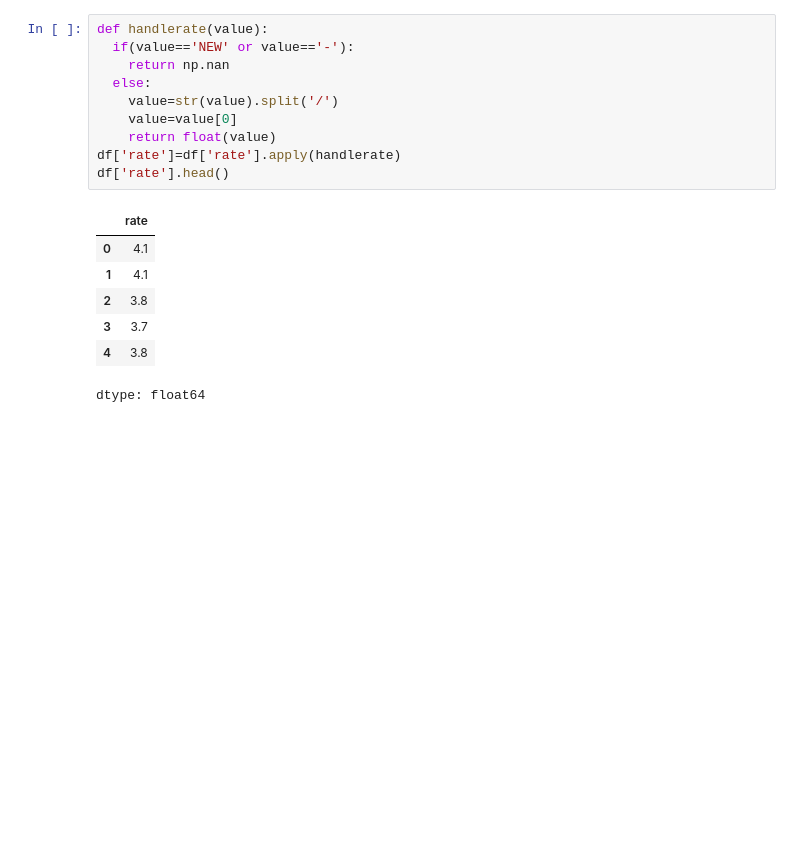
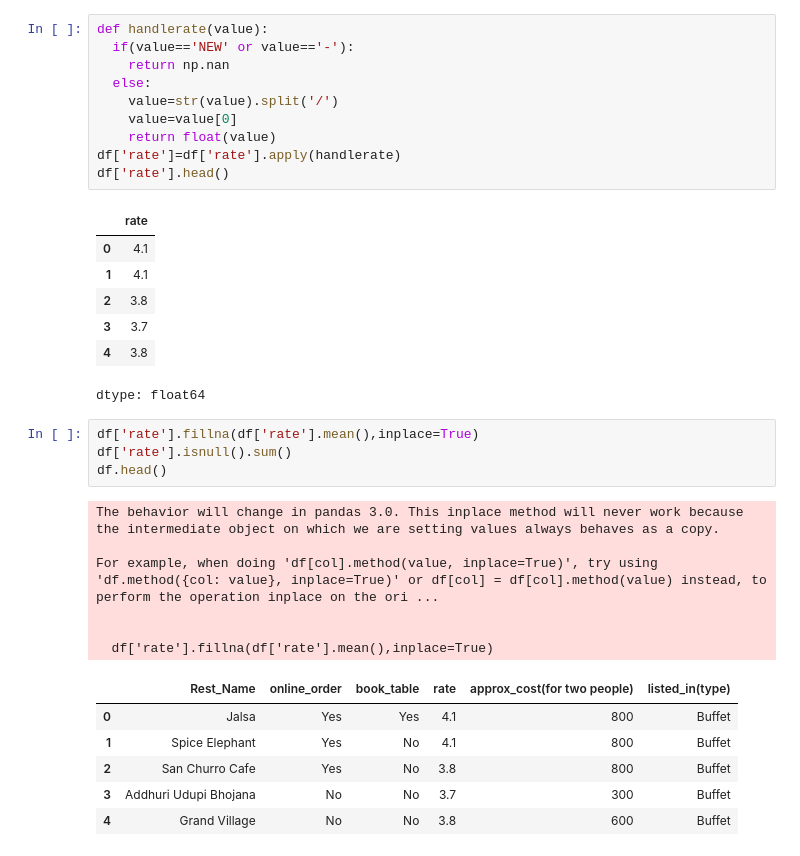
Before and after one commit to sharmagaurav43212-rgb/Panda2, a Jupyter notebook: Panda2.0.ipynb, the cells around one changed output. Cells and saved outputs as stored; diff of their text form; blank space fills up the shorter version.

```diff
--- a/Panda2.0.ipynb
+++ b/Panda2.0.ipynb
@@ -422,3 +422,20 @@ df['rate'].head()
 | 3 | 3.7 |
 | 4 | 3.8 |
 dtype: float64
+# %%
+df['rate'].fillna(df['rate'].mean(),inplace=True)
+df['rate'].isnull().sum()
+df.head()
+# %% [output]
+The behavior will change in pandas 3.0. This inplace method will never work because the intermediate object on which we are setting values always behaves as a copy.
+
+For example, when doing 'df[col].method(value, inplace=True)', try using 'df.method({col: value}, inplace=True)' or df[col] = df[col].method(value) instead, to perform the operation inplace on the ori ...
+
+
+  df['rate'].fillna(df['rate'].mean(),inplace=True)
+|  | Rest_Name | online_order | book_table | rate | approx_cost(for two people) | listed_in(type) |
+| 0 | Jalsa | Yes | Yes | 4.1 | 800 | Buffet |
+| 1 | Spice Elephant | Yes | No | 4.1 | 800 | Buffet |
+| 2 | San Churro Cafe | Yes | No | 3.8 | 800 | Buffet |
+| 3 | Addhuri Udupi Bhojana | No | No | 3.7 | 300 | Buffet |
+| 4 | Grand Village | No | No | 3.8 | 600 | Buffet |
```
Also changed, not shown: parts of 6 cells of this notebook.
